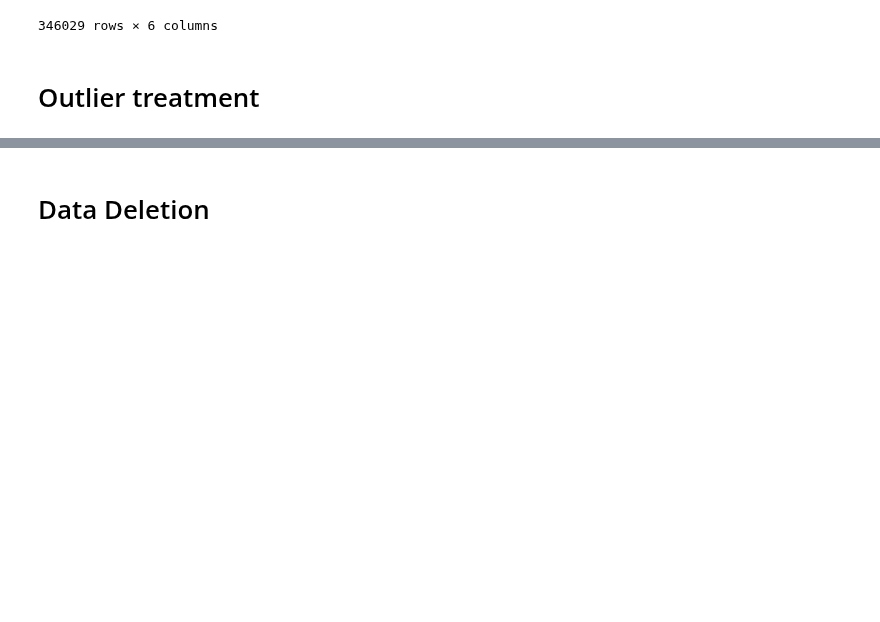
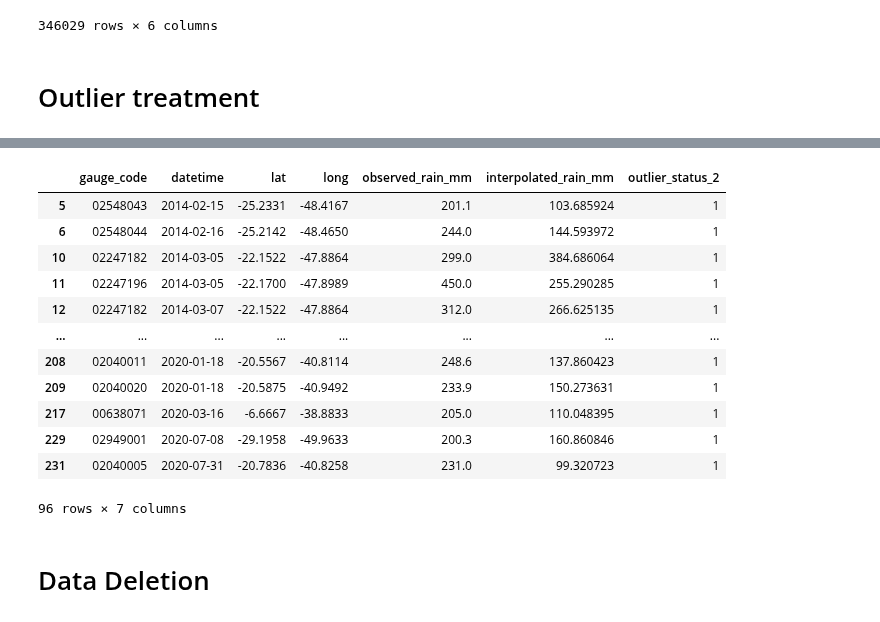
Before and after one commit to LARHENA/UFPB_Brain-D, a Jupyter notebook: Scripts e Dados/1.8 - Data pre-classification.ipynb, the cells around one changed output, grey strips where cells are left out. Saved outputs shown, nothing was run; the diff lists cells and outputs as text; code cells hidden in the pictures; blank space fills up the shorter version.

```diff
--- a/Scripts e Dados/1.8 - Data pre-classification.ipynb
+++ b/Scripts e Dados/1.8 - Data pre-classification.ipynb
@@ -342,6 +359,23 @@ del df_info
 #         min_itemsize={'gauge_code': 20}  # Adjust based on your max gauge code length
 #     )
 # df_outlier_filter_2_export
+# %%
+df_outlier_filter_2_export = pd.read_hdf(os.path.join(neighboring_data_path, "neighboring_analysis_filter_2.h5"), key = 'table_data', encoding = 'utf-8')
+df_outlier_filter_2_export
+# %% [output]
+|  | gauge_code | datetime | lat | long | observed_rain_mm | interpolated_rain_mm | outlier_status_2 |
+| 5 | 02548043 | 2014-02-15 | -25.2331 | -48.4167 | 201.1 | 103.685924 | 1 |
+| 6 | 02548044 | 2014-02-16 | -25.2142 | -48.4650 | 244.0 | 144.593972 | 1 |
+| 10 | 02247182 | 2014-03-05 | -22.1522 | -47.8864 | 299.0 | 384.686064 | 1 |
+| 11 | 02247196 | 2014-03-05 | -22.1700 | -47.8989 | 450.0 | 255.290285 | 1 |
+| 12 | 02247182 | 2014-03-07 | -22.1522 | -47.8864 | 312.0 | 266.625135 | 1 |
+| ... | ... | ... | ... | ... | ... | ... | ... |
+| 208 | 02040011 | 2020-01-18 | -20.5567 | -40.8114 | 248.6 | 137.860423 | 1 |
+| 209 | 02040020 | 2020-01-18 | -20.5875 | -40.9492 | 233.9 | 150.273631 | 1 |
+| 217 | 00638071 | 2020-03-16 | -6.6667 | -38.8833 | 205.0 | 110.048395 | 1 |
+| 229 | 02949001 | 2020-07-08 | -29.1958 | -49.9633 | 200.3 | 160.860846 | 1 |
+| 231 | 02040005 | 2020-07-31 | -20.7836 | -40.8258 | 231.0 | 99.320723 | 1 |
+96 rows × 7 columns
 # %% [markdown]
 # Data Deletion
 # %%
```
Also changed, not shown: parts of 1 cell of this notebook, 7 other files.
